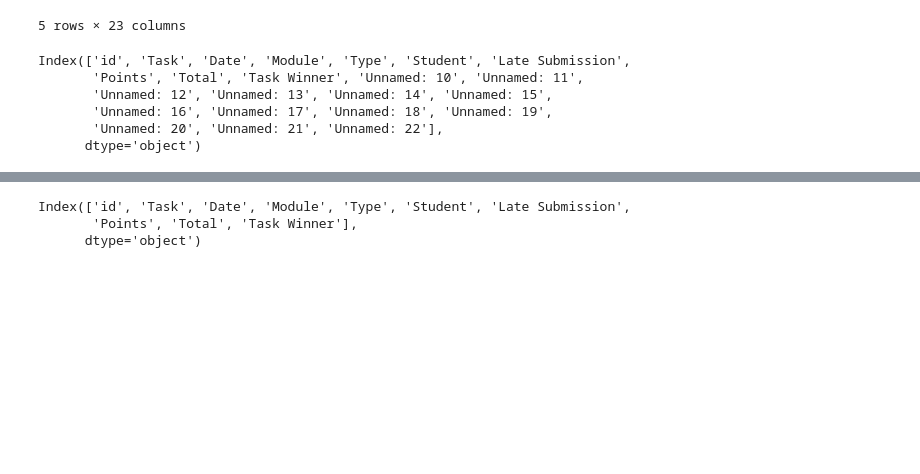
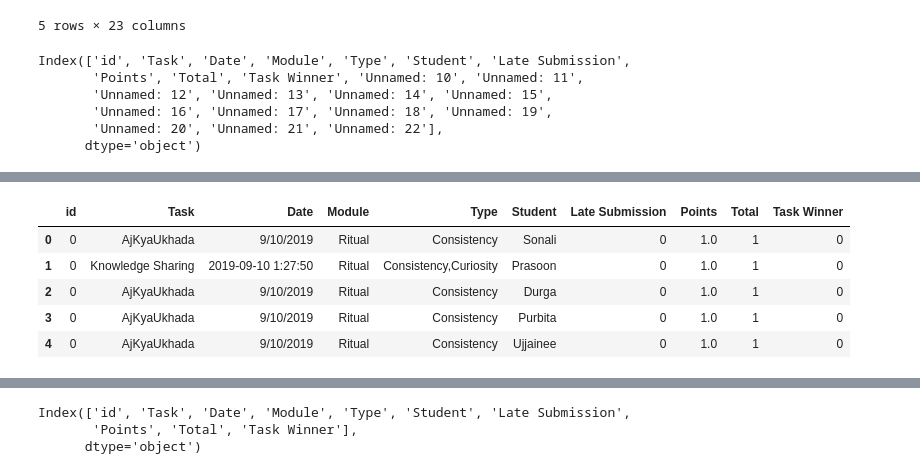
Before and after one commit to SkeyRahaman/Report-Card-Generator, a Jupyter notebook: Report-Card-Generator.ipynb, the cells around one changed output, grey strips where cells are left out. Cells and saved outputs as stored; diff of their text form; code cells hidden in the pictures; blank space fills up the shorter version.

```diff
--- a/Report-Card-Generator.ipynb
+++ b/Report-Card-Generator.ipynb
@@ -66 +68,10 @@ data_july.shape
+# %%
+data_september.head()
+# %% [output]
+|  | id | Task | Date | Module | Type | Student | Late Submission | Points | Total | Task Winner |
+| 0 | 0 | AjKyaUkhada | 9/10/2019 | Ritual | Consistency | Sonali | 0 | 1.0 | 1 | 0 |
+| 1 | 0 | Knowledge Sharing | 2019-09-10 1:27:50 | Ritual | Consistency,Curiosity | Prasoon | 0 | 1.0 | 1 | 0 |
+| 2 | 0 | AjKyaUkhada | 9/10/2019 | Ritual | Consistency | Durga | 0 | 1.0 | 1 | 0 |
+| 3 | 0 | AjKyaUkhada | 9/10/2019 | Ritual | Consistency | Purbita | 0 | 1.0 | 1 | 0 |
+| 4 | 0 | AjKyaUkhada | 9/10/2019 | Ritual | Consistency | Ujjainee | 0 | 1.0 | 1 | 0 |
 # %%
```
Also changed, not shown: parts of 51 cells of this notebook.
